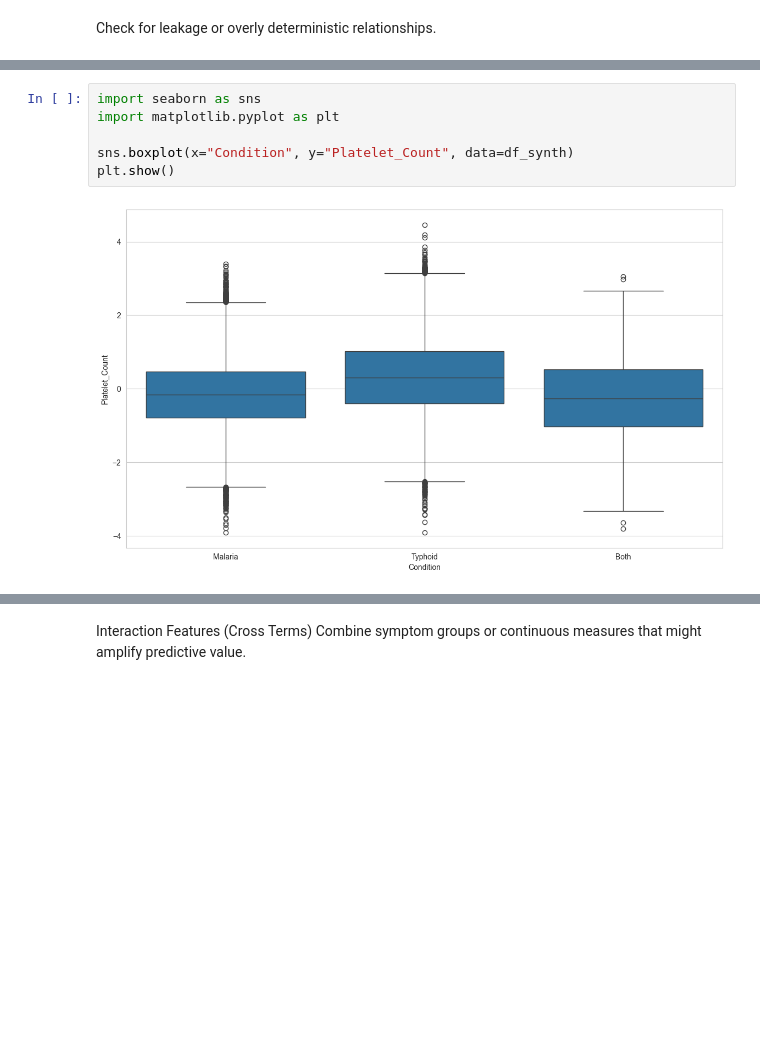
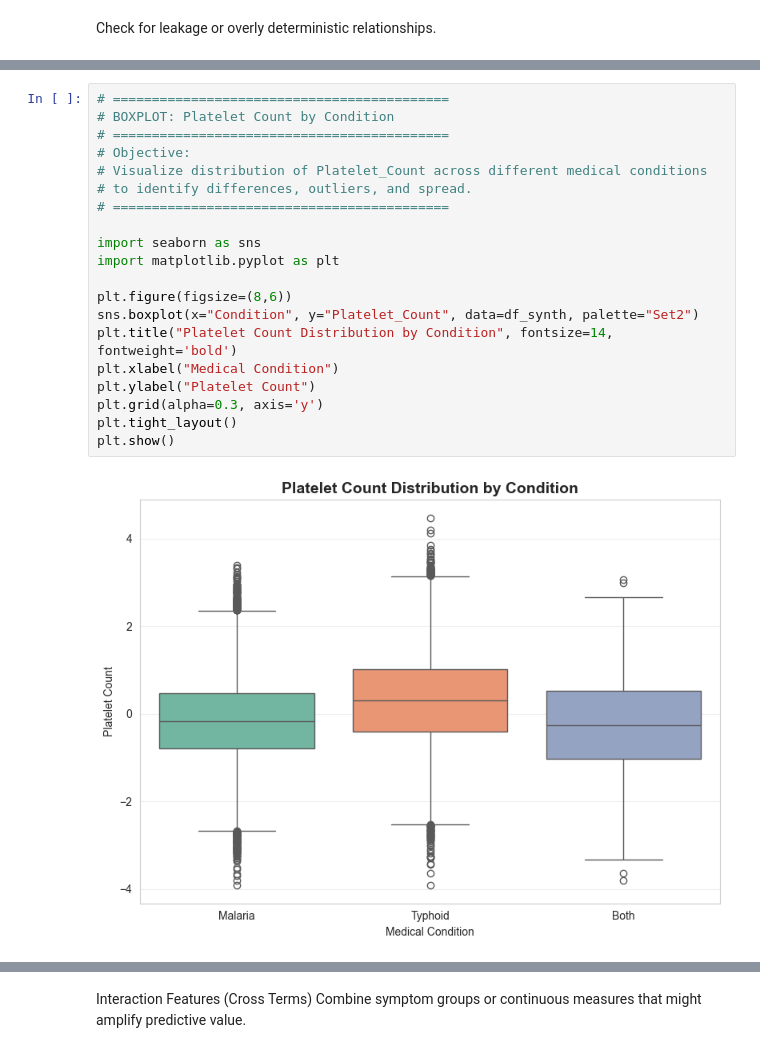
Before and after one commit to edwardopare/Malaria-Typhoid-ML, a Jupyter notebook: modelling/Notebook.ipynb, the cells around one changed output, grey strips where cells are left out. Drawn from its saved outputs; the diff is of its cells as text; blank space fills up the shorter version.

```diff
--- a/modelling/Notebook.ipynb
+++ b/modelling/Notebook.ipynb
@@ -1052,8 +1979,22 @@ Check for leakage or overly deterministic relationships.
 # %%
+# ===========================================
+# BOXPLOT: Platelet Count by Condition
+# ===========================================
+# Objective:
+# Visualize distribution of Platelet_Count across different medical conditions
+# to identify differences, outliers, and spread.
+# ===========================================
+
 import seaborn as sns
 import matplotlib.pyplot as plt
 
-sns.boxplot(x="Condition", y="Platelet_Count", data=df_synth)
+plt.figure(figsize=(8,6))
+sns.boxplot(x="Condition", y="Platelet_Count", data=df_synth, palette="Set2")
+plt.title("Platelet Count Distribution by Condition", fontsize=14, fontweight='bold')
+plt.xlabel("Medical Condition")
+plt.ylabel("Platelet Count")
+plt.grid(alpha=0.3, axis='y')
+plt.tight_layout()
 plt.show()
 # %% [output]
-[figure, old version]
+[figure, new version]
```
Also changed, not shown: parts of 63 cells of this notebook, 1 other file.
